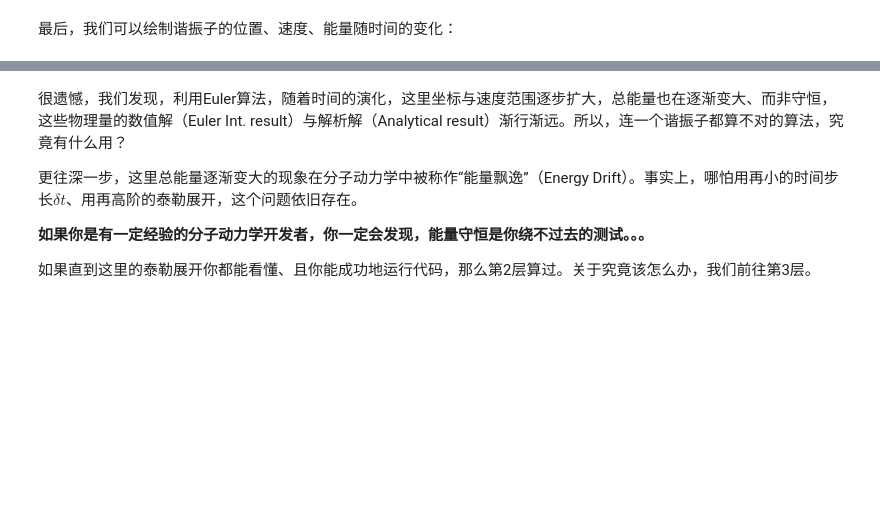
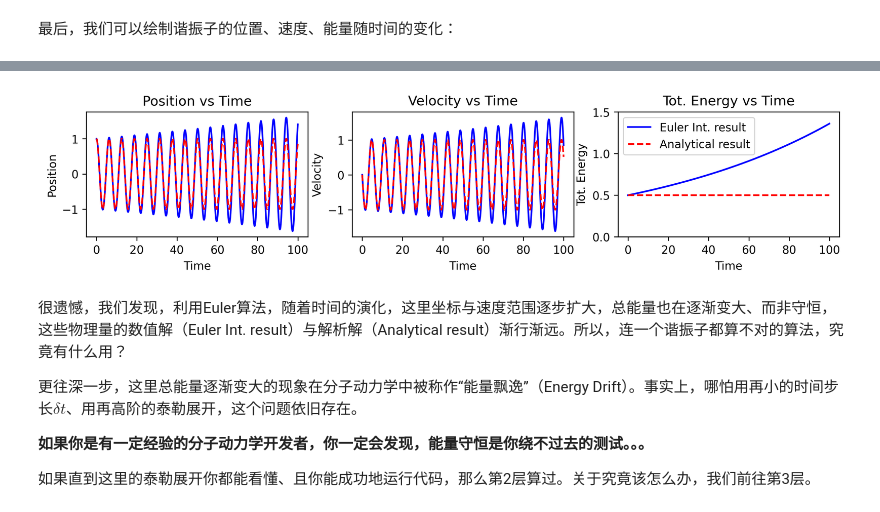
Before and after one commit to OutisLi/deepmd_learn, a Jupyter notebook: 3. AI4S时代玩转分子动力学.ipynb, the cells around one changed output, grey strips where cells are left out. Drawn from its saved outputs; the diff is of its cells as text; code cells hidden in the pictures; blank space fills up the shorter version.

```diff
--- a/3. AI4S时代玩转分子动力学.ipynb
+++ b/3. AI4S时代玩转分子动力学.ipynb
@@ -157,7 +157,7 @@ for i in range(1, n_steps):
 # %%
 t = np.arange(n_steps) * dt
 
-plt.figure(figsize=(12, 2))
+plt.figure(figsize=(12, 2), dpi=300)
 plt.subplot(131)
 plt.plot(t, r, 'b-',label='Euler Int. result')
 plt.plot(t, np.cos(t), 'r--',label='Analytical result')
@@ -187,3 +186,4 @@ plt.show()
+[figure, added]
 # %% [markdown]
 很遗憾，我们发现，利用Euler算法，随着时间的演化，这里坐标与速度范围逐步扩大，总能量也在逐渐变大、而非守恒，这些物理量的数值解（Euler Int. result）与解析解（Analytical result）渐行渐远。所以，连一个谐振子都算不对的算法，究竟有什么用？
 
```
Also changed, not shown: parts of 3 cells of this notebook, 9 other files.
